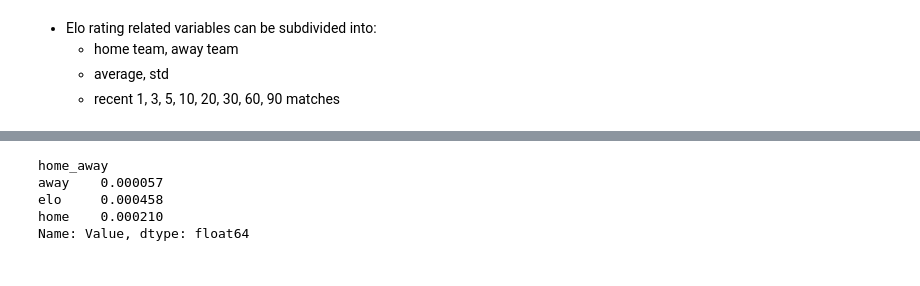
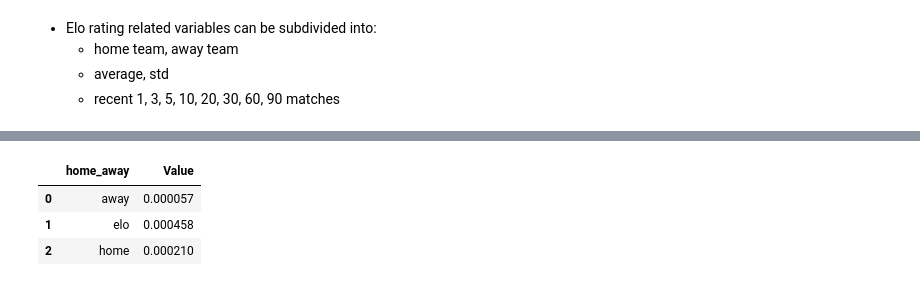
Before and after one commit to JunWoo-data/european_soccer_match_prediction, a Jupyter notebook: src/3.1.modeling.ipynb, the cells around one changed output, grey strips where cells are left out. Cells and saved outputs as stored; diff of their text form; code cells hidden in the pictures.

```diff
--- a/src/3.1.modeling.ipynb
+++ b/src/3.1.modeling.ipynb
@@ -1098,8 +1078,7 @@ elo_importance.sort_values("Value", ascending = False)
 # %%
-elo_importance.groupby("home_away").Value.mean()
+elo_importance.groupby("home_away").Value.mean().reset_index()
 # %% [output]
-home_away
-away    0.000057
-elo     0.000458
-home    0.000210
-Name: Value, dtype: float64
+|  | home_away | Value |
+| 0 | away | 0.000057 |
+| 1 | elo | 0.000458 |
+| 2 | home | 0.000210 |
```
Also changed, not shown: parts of 1 cell of this notebook.
